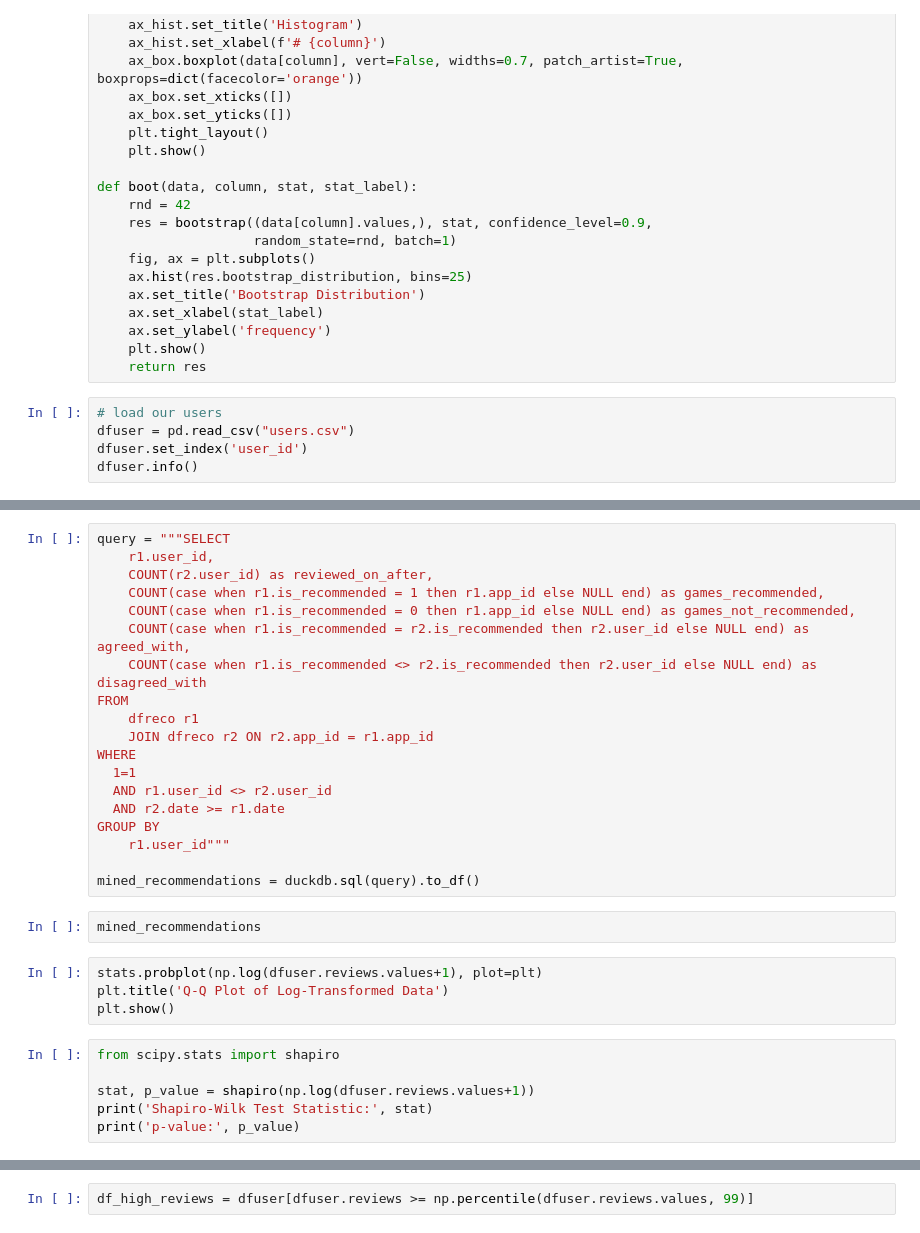
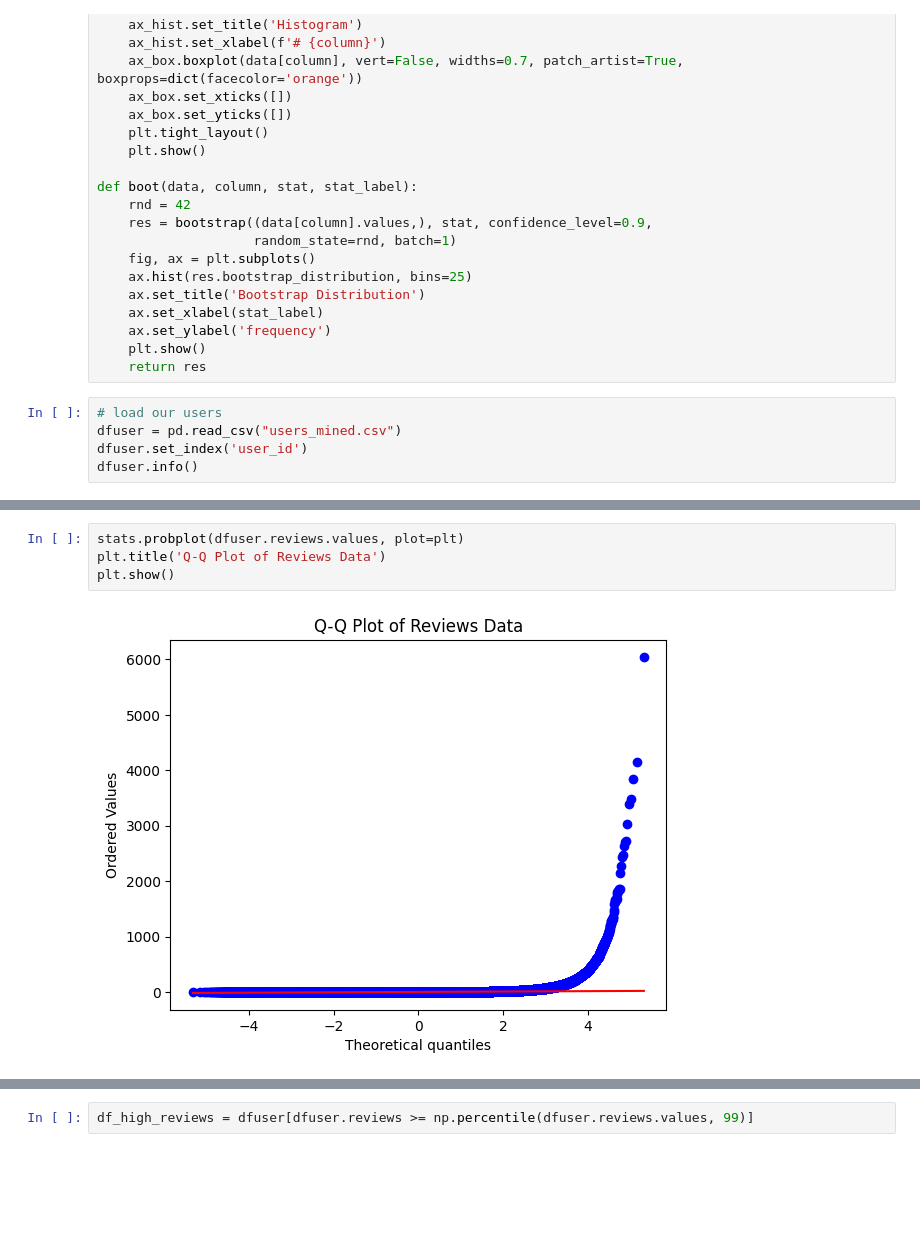
Before and after one commit to swatt45/Capstone, a Jupyter notebook: D502 EDA.ipynb, the cells around one changed output, grey strips where cells are left out. Cells and saved outputs as stored; diff of their text form; blank space fills up the shorter version.

```diff
--- a/D502 EDA.ipynb
+++ b/D502 EDA.ipynb
@@ -63,6 +59,6 @@ def boot(data, column, stat, stat_label):
     return res
 # %%
 # load our users
-dfuser = pd.read_csv("users.csv")
+dfuser = pd.read_csv("users_mined.csv")
 dfuser.set_index('user_id')
 dfuser.info()
@@ -91,31 +81,6 @@ with pl.SQLContext(register_globals=True, eager_execution=True) as ctx:
-# %%
-query = """SELECT
-	r1.user_id,
-	COUNT(r2.user_id) as reviewed_on_after,
-	COUNT(case when r1.is_recommended = 1 then r1.app_id else NULL end) as games_recommended,
-	COUNT(case when r1.is_recommended = 0 then r1.app_id else NULL end) as games_not_recommended,
-	COUNT(case when r1.is_recommended = r2.is_recommended then r2.user_id else NULL end) as agreed_with,
-	COUNT(case when r1.is_recommended <> r2.is_recommended then r2.user_id else NULL end) as disagreed_with
-FROM
-	dfreco r1
-	JOIN dfreco r2 ON r2.app_id = r1.app_id
-WHERE
-  1=1
-  AND r1.user_id <> r2.user_id
-  AND r2.date >= r1.date
-GROUP BY
-	r1.user_id"""
-
-mined_recommendations = duckdb.sql(query).to_df()
-# %%
-mined_recommendations
 # %%
-stats.probplot(np.log(dfuser.reviews.values+1), plot=plt)
-plt.title('Q-Q Plot of Log-Transformed Data')
+stats.probplot(dfuser.reviews.values, plot=plt)
+plt.title('Q-Q Plot of Reviews Data')
 plt.show()
+# %% [output]
+[figure, added]
-# %%
-from scipy.stats import shapiro
-
-stat, p_value = shapiro(np.log(dfuser.reviews.values+1))
-print('Shapiro-Wilk Test Statistic:', stat)
-print('p-value:', p_value)
```
Also changed, not shown: parts of 41 cells of this notebook.
